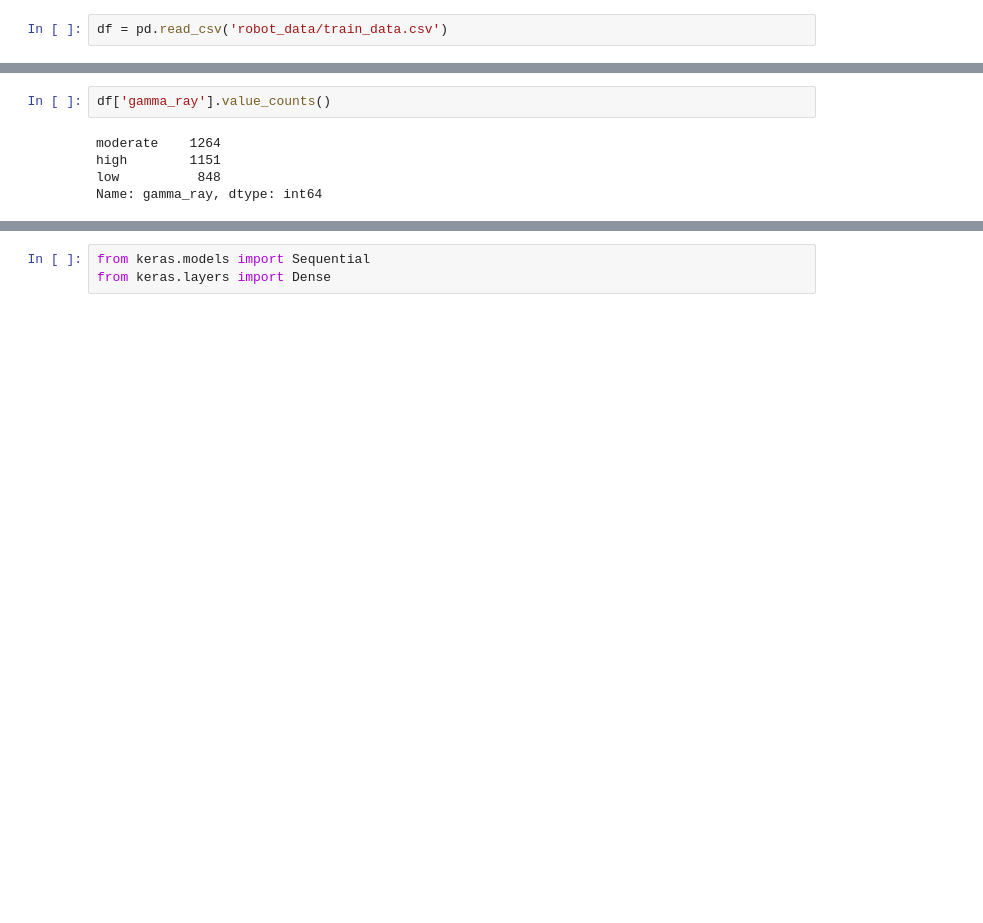
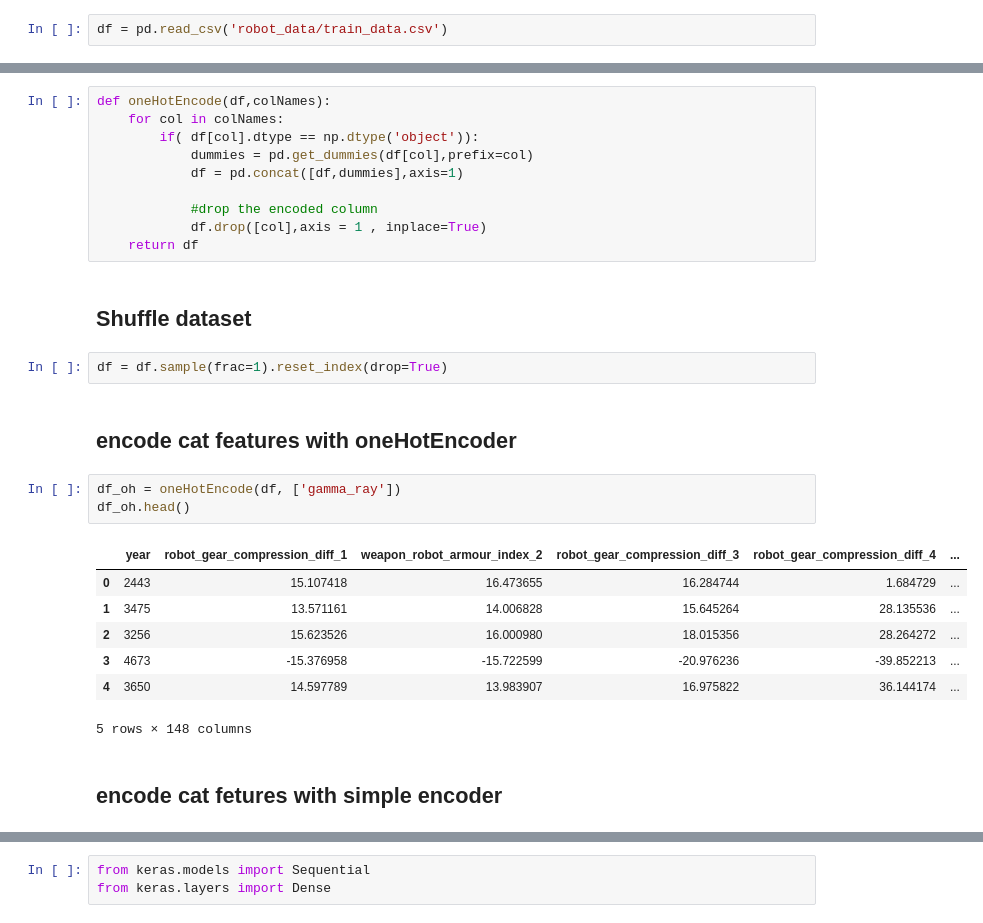
Before and after one commit to otzhora/vc_contest, a Jupyter notebook: pick_into_dataset.ipynb, the cells around one changed output, grey strips where cells are left out. Drawn from its saved outputs; the diff is of its cells as text; blank space fills up the shorter version.

Commit message:
made notebook a little bit prettier + tested oneHoteEncoder

```diff
--- a/pick_into_dataset.ipynb
+++ b/pick_into_dataset.ipynb
@@ -38,9 +6,31 @@ memory usage: 3.6+ MB
-# %%
-df['gamma_ray'].value_counts()
-# %% [output]
-moderate    1264
-high        1151
-low          848
-Name: gamma_ray, dtype: int64
+# %%
+def oneHotEncode(df,colNames):
+    for col in colNames:
+        if( df[col].dtype == np.dtype('object')):
+            dummies = pd.get_dummies(df[col],prefix=col)
+            df = pd.concat([df,dummies],axis=1)
+
+            #drop the encoded column
+            df.drop([col],axis = 1 , inplace=True)
+    return df
+# %% [markdown]
+## Shuffle dataset
+# %%
+df = df.sample(frac=1).reset_index(drop=True)
+# %% [markdown]
+## encode cat features with oneHotEncoder
+# %%
+df_oh = oneHotEncode(df, ['gamma_ray'])
+df_oh.head()
+# %% [output]
+|  | year | robot_gear_compression_diff_1 | weapon_robot_armour_index_2 | robot_gear_compression_diff_3 | robot_gear_compression_diff_4 | ... |
+| 0 | 2443 | 15.107418 | 16.473655 | 16.284744 | 1.684729 | ... |
+| 1 | 3475 | 13.571161 | 14.006828 | 15.645264 | 28.135536 | ... |
+| 2 | 3256 | 15.623526 | 16.000980 | 18.015356 | 28.264272 | ... |
+| 3 | 4673 | -15.376958 | -15.722599 | -20.976236 | -39.852213 | ... |
+| 4 | 3650 | 14.597789 | 13.983907 | 16.975822 | 36.144174 | ... |
+5 rows × 148 columns
+# %% [markdown]
+## encode cat fetures with simple encoder
 # %%
 df['gamma_ray'] = df['gamma_ray'].map({'moderate': 0, 'low': 1, 'high': 2})
```
Also changed, not shown: parts of 40 cells of this notebook.
